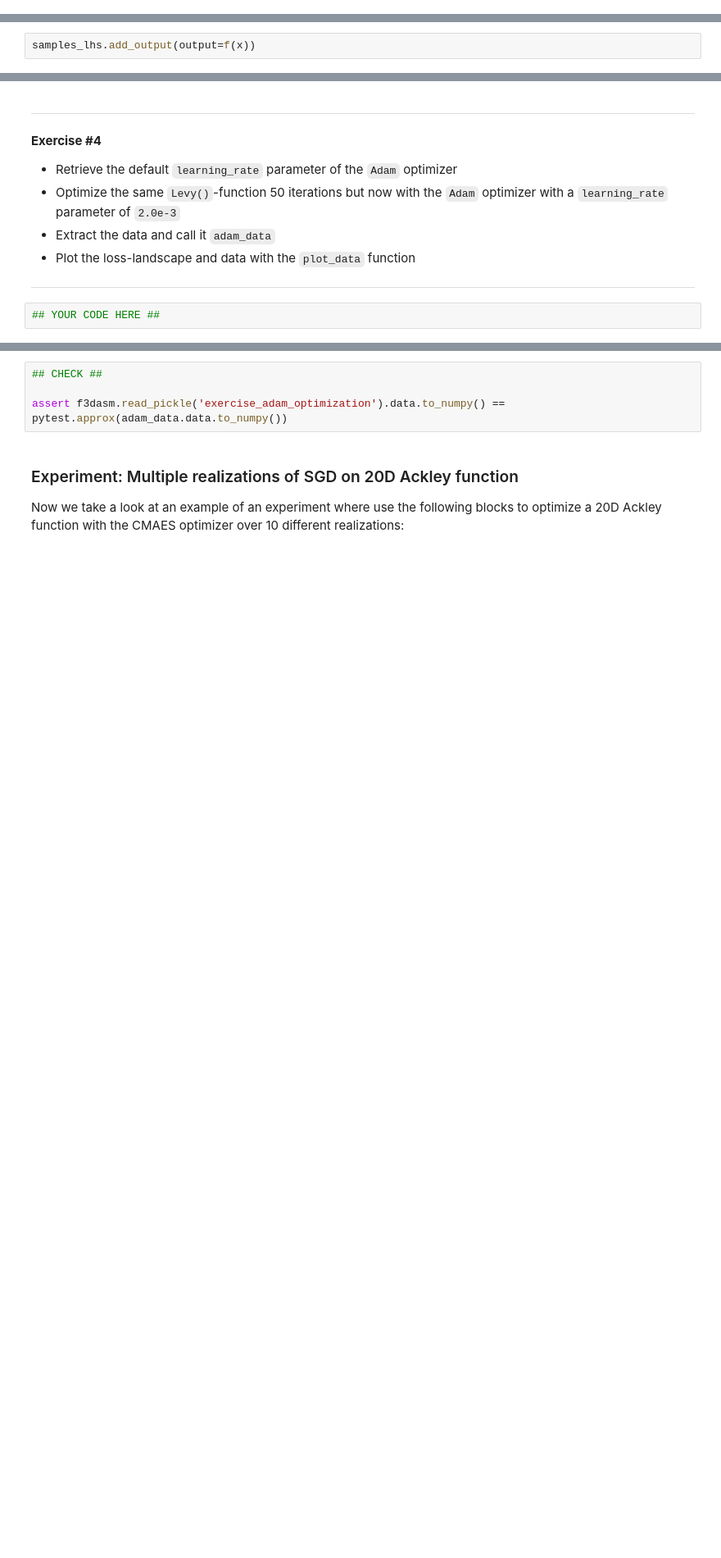
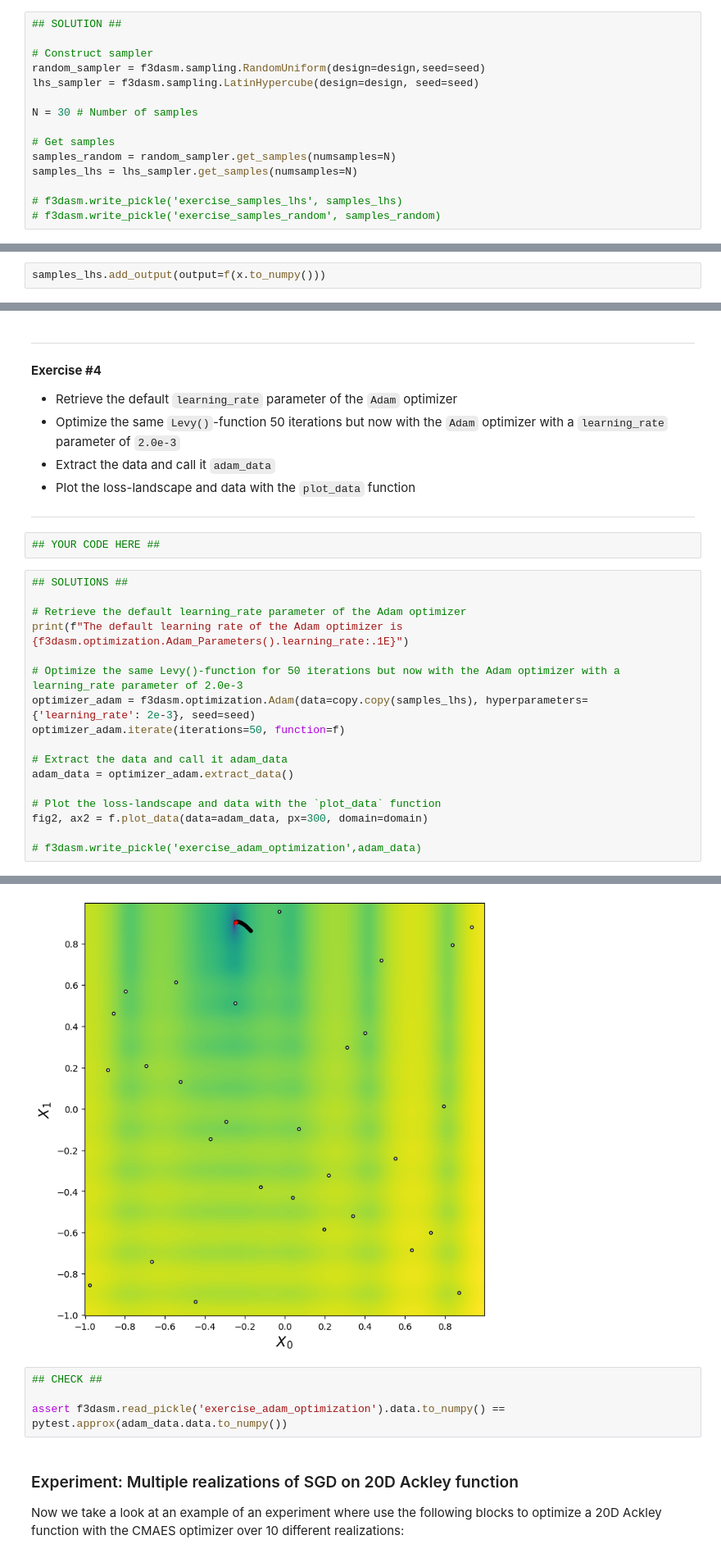
Before and after one commit to mpvanderschelling/f3dasm_teach, a Jupyter notebook: practical_session.ipynb, the cells around one changed output, grey strips where cells are left out. Shown: that part at 82% size. Drawn from its saved outputs; the diff is of its cells as text; blank space fills up the shorter version.

```diff
--- a/practical_session.ipynb
+++ b/practical_session.ipynb
@@ -92,6 +131,21 @@ Now you are going to create a sampler and sample some points from the designspac
 # If you are stuck you may uncomment the following lines to import the data object directly:
 # samples_lhs = f3dasm.read_pickle('exercise_samples_lhs')
 # samples_random = f3dasm.read_pickle('exercise_samples_random')
+# %%
+## SOLUTION ##
+
+# Construct sampler
+random_sampler = f3dasm.sampling.RandomUniform(design=design,seed=seed)
+lhs_sampler = f3dasm.sampling.LatinHypercube(design=design, seed=seed)
+
+N = 30 # Number of samples
+
+# Get samples
+samples_random = random_sampler.get_samples(numsamples=N)
+samples_lhs = lhs_sampler.get_samples(numsamples=N)
+
+# f3dasm.write_pickle('exercise_samples_lhs', samples_lhs)
+# f3dasm.write_pickle('exercise_samples_random', samples_random)
 # %%
 samples_random
 # %% [output]
@@ -191,6 +231,6 @@ x = samples_lhs.get_input_data()
 # %% [markdown]
 By calling the `add_output` option, we can add individual columns or overwrite data to our DataFrame:
 # %%
-samples_lhs.add_output(output=f(x))
+samples_lhs.add_output(output=f(x.to_numpy()))
 # %%
 samples_lhs.show()
@@ -252,3 +328,21 @@ optimizer.parameter
 ***
 # %%
 ## YOUR CODE HERE ##
+# %%
+## SOLUTIONS ##
+
+# Retrieve the default learning_rate parameter of the Adam optimizer
+print(f"The default learning rate of the Adam optimizer is {f3dasm.optimization.Adam_Parameters().learning_rate:.1E}")
+
+# Optimize the same Levy()-function for 50 iterations but now with the Adam optimizer with a learning_rate parameter of 2.0e-3
+optimizer_adam = f3dasm.optimization.Adam(data=copy.copy(samples_lhs), hyperparameters={'learning_rate': 2e-3}, seed=seed)
+optimizer_adam.iterate(iterations=50, function=f)
+
+# Extract the data and call it adam_data
+adam_data = optimizer_adam.extract_data()
+
+# Plot the loss-landscape and data with the `plot_data` function
+fig2, ax2 = f.plot_data(data=adam_data, px=300, domain=domain)
+
+# f3dasm.write_pickle('exercise_adam_optimization',adam_data)
+# %% [output]
@@ -255,3 +355,4 @@ optimizer.parameter
+[figure, added]
 # %%
 ## CHECK ##
 
```
Also changed, not shown: parts of 22 cells of this notebook, 4 other files.
